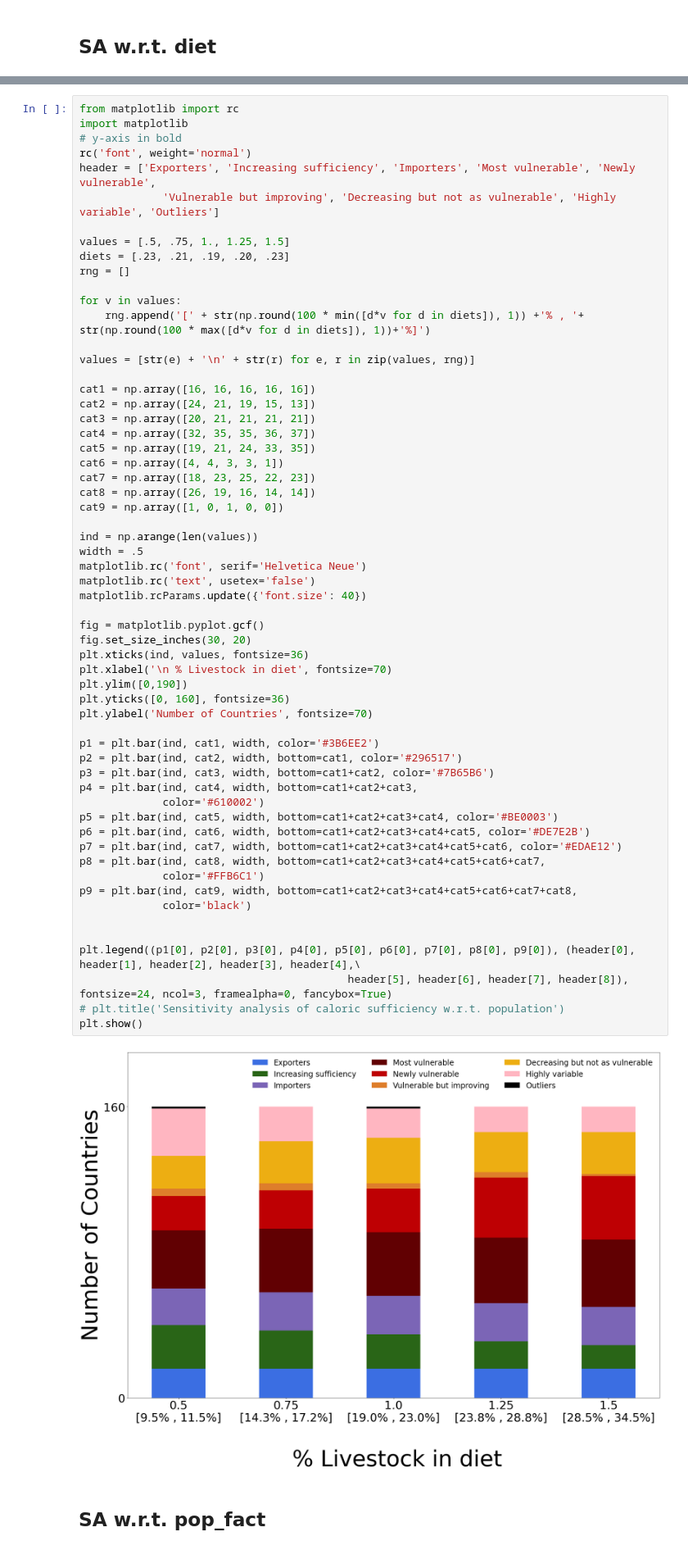
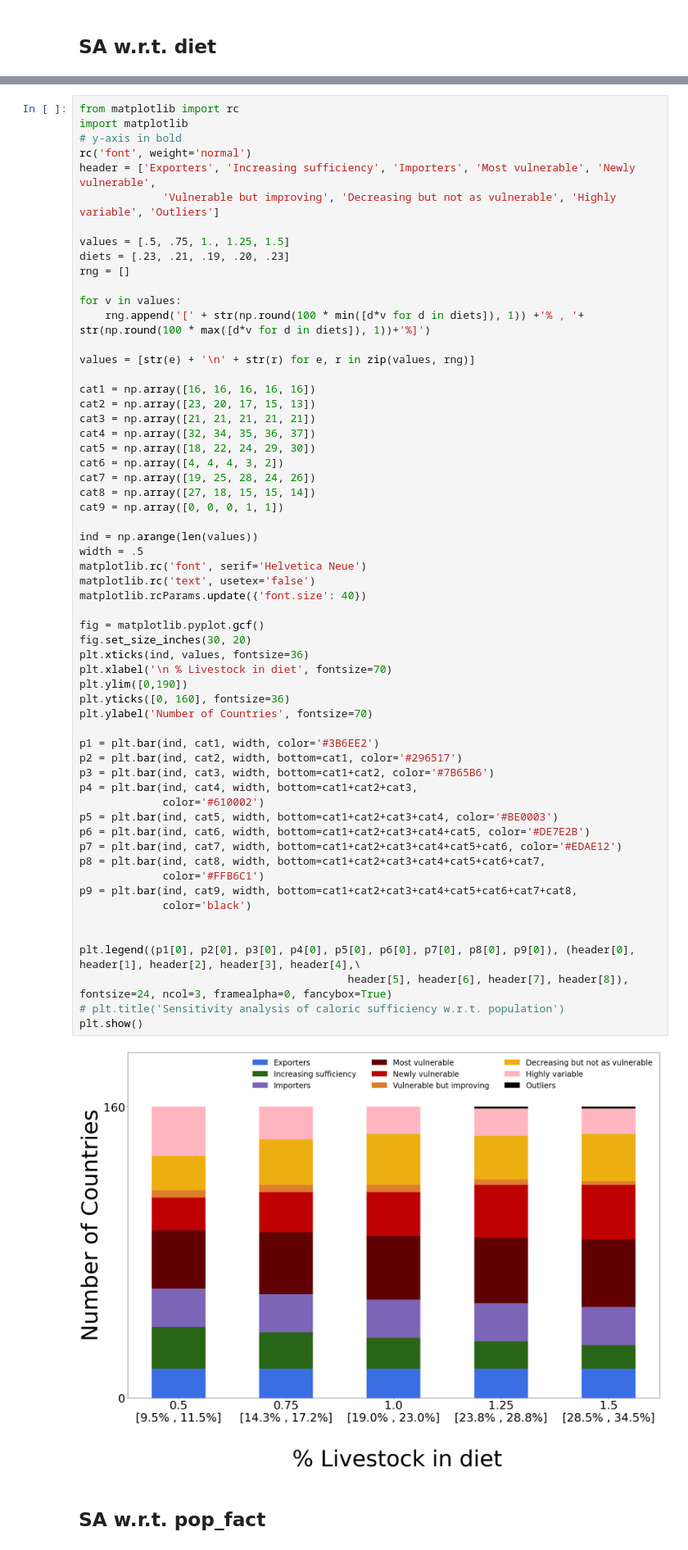
Before and after one commit to charlottegiseleweil/future-food-sufficiency, a Jupyter notebook: sufficiencies/SA_MC_caloric_sufficiency.ipynb, the cells around one changed output, grey strips where cells are left out. Shown at 82% size. Cells and saved outputs as stored; diff of their text form.

```diff
--- a/sufficiencies/SA_MC_caloric_sufficiency.ipynb
+++ b/sufficiencies/SA_MC_caloric_sufficiency.ipynb
@@ -622,14 +662,14 @@ for v in values:
 values = [str(e) + '\n' + str(r) for e, r in zip(values, rng)]
 
 cat1 = np.array([16, 16, 16, 16, 16])
-cat2 = np.array([24, 21, 19, 15, 13])
-cat3 = np.array([20, 21, 21, 21, 21])
-cat4 = np.array([32, 35, 35, 36, 37])
-cat5 = np.array([19, 21, 24, 33, 35])
-cat6 = np.array([4, 4, 3, 3, 1])
-cat7 = np.array([18, 23, 25, 22, 23])
-cat8 = np.array([26, 19, 16, 14, 14])
-cat9 = np.array([1, 0, 1, 0, 0])
+cat2 = np.array([23, 20, 17, 15, 13])
+cat3 = np.array([21, 21, 21, 21, 21])
+cat4 = np.array([32, 34, 35, 36, 37])
+cat5 = np.array([18, 22, 24, 29, 30])
+cat6 = np.array([4, 4, 4, 3, 2])
+cat7 = np.array([19, 25, 28, 24, 26])
+cat8 = np.array([27, 18, 15, 15, 14])
+cat9 = np.array([0, 0, 0, 1, 1])
 
 ind = np.arange(len(values))
 width = .5
@@ -637,34 +677,34 @@ matplotlib.rc('font', serif='Helvetica Neue')
 matplotlib.rc('text', usetex='false')
 matplotlib.rcParams.update({'font.size': 40})
 
 fig = matplotlib.pyplot.gcf()
 fig.set_size_inches(30, 20)
 plt.xticks(ind, values, fontsize=36)
 plt.xlabel('\n % Livestock in diet', fontsize=70)
 plt.ylim([0,190])
 plt.yticks([0, 160], fontsize=36)
 plt.ylabel('Number of Countries', fontsize=70)
 
 p1 = plt.bar(ind, cat1, width, color='#3B6EE2')
 p2 = plt.bar(ind, cat2, width, bottom=cat1, color='#296517')
 p3 = plt.bar(ind, cat3, width, bottom=cat1+cat2, color='#7B65B6')
 p4 = plt.bar(ind, cat4, width, bottom=cat1+cat2+cat3,
              color='#610002')
 p5 = plt.bar(ind, cat5, width, bottom=cat1+cat2+cat3+cat4, color='#BE0003')
 p6 = plt.bar(ind, cat6, width, bottom=cat1+cat2+cat3+cat4+cat5, color='#DE7E2B')
 p7 = plt.bar(ind, cat7, width, bottom=cat1+cat2+cat3+cat4+cat5+cat6, color='#EDAE12')
 p8 = plt.bar(ind, cat8, width, bottom=cat1+cat2+cat3+cat4+cat5+cat6+cat7,
              color='#FFB6C1')
 p9 = plt.bar(ind, cat9, width, bottom=cat1+cat2+cat3+cat4+cat5+cat6+cat7+cat8,
              color='black')
 
 
 plt.legend((p1[0], p2[0], p3[0], p4[0], p5[0], p6[0], p7[0], p8[0], p9[0]), (header[0], header[1], header[2], header[3], header[4],\
                                           header[5], header[6], header[7], header[8]), fontsize=24, ncol=3, framealpha=0, fancybox=True)
 # plt.title('Sensitivity analysis of caloric sufficiency w.r.t. population')
 plt.show()
 # %% [output]
-[figure, old version]
+[figure, new version]
 # %% [markdown]
 ## SA w.r.t. pop_fact
 # %%
```
Also changed, not shown: parts of 24 cells of this notebook.
